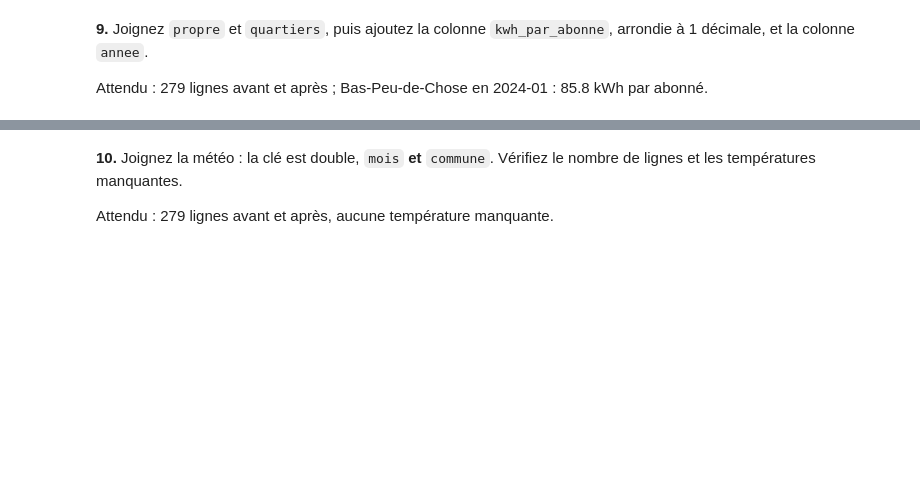
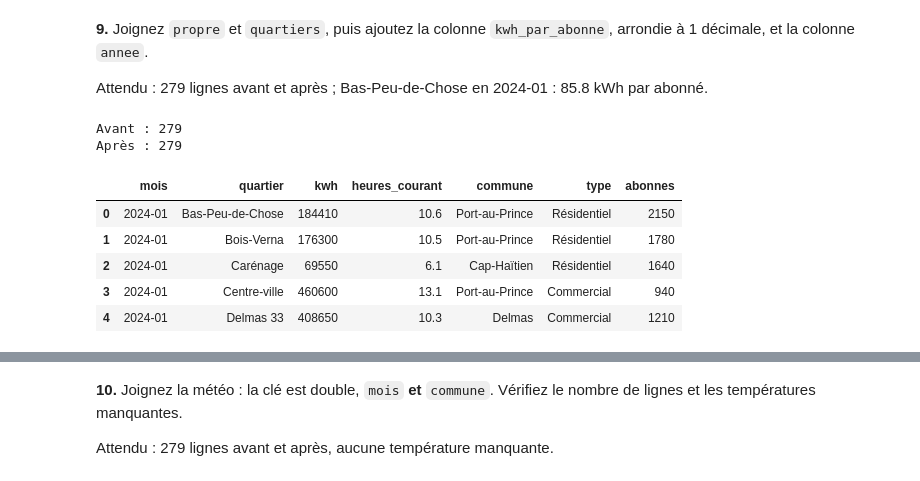
Before and after one commit to jmlgeorges/exercice-electricite, a Jupyter notebook: exploration.ipynb, the cells around one changed output, grey strips where cells are left out. Drawn from its saved outputs; the diff is of its cells as text; code cells hidden in the pictures; blank space fills up the shorter version.

```diff
--- a/exploration.ipynb
+++ b/exploration.ipynb
@@ -48,3 +149,8 @@ Attendu : 12 quartiers, aucun nom perdu par `map`.
 **6.** Supprimez les doublons, puis les lignes sans `kwh` (avec `subset`). Combien de lignes reste-t-il ?
 
 Attendu : `(279, 4)`.
+# %%
+propre = propre.drop_duplicates()
+print("Après doublons :", propre.shape)
+propre = propre.dropna(subset=["kwh"])
+print("Après lignes sans kwh :", propre.shape)
@@ -52,3 +161,7 @@ Attendu : `(279, 4)`.
 **7.** Quatre relevés ont été saisis 10 fois trop grands. Trouvez-les avec la règle « plus de 3 fois la médiane de son quartier », divisez-les par 10, puis donnez le maximum de `kwh`.
 
 Attendu : un relevé corrigé à Delmas 33, Delmas 75, Morne Calvaire et Rue 15 ; maximum 742780.
+# %%
+mediane = propre.groupby("quartier")["kwh"].transform("median")
+trop_grand = propre["kwh"] > 3 * mediane
+propre.loc[trop_grand, ["mois", "quartier", "kwh"]]
@@ -54,0 +174,3 @@ Attendu : un relevé corrigé à Delmas 33, Delmas 75, Morne Calvaire et Rue 15
+# %%
+propre.loc[trop_grand, "kwh"] = propre.loc[trop_grand, "kwh"] / 10
+print("Maximum de kwh :", propre["kwh"].max())
@@ -66,3 +223,17 @@ On ajoute les informations des autres tables, en comptant les lignes avant et ap
 **9.** Joignez `propre` et `quartiers`, puis ajoutez la colonne `kwh_par_abonne`, arrondie à 1 décimale, et la colonne `annee`.
 
 Attendu : 279 lignes avant et après ; Bas-Peu-de-Chose en 2024-01 : 85.8 kWh par abonné.
+# %%
+print("Avant :", len(propre))
+avec_quartiers = propre.merge(quartiers, on="quartier", how="left")
+print("Après :", len(avec_quartiers))
+avec_quartiers.head()
+# %% [output]
+Avant : 279
+Après : 279
+|  | mois | quartier | kwh | heures_courant | commune | type | abonnes |
+| 0 | 2024-01 | Bas-Peu-de-Chose | 184410 | 10.6 | Port-au-Prince | Résidentiel | 2150 |
+| 1 | 2024-01 | Bois-Verna | 176300 | 10.5 | Port-au-Prince | Résidentiel | 1780 |
+| 2 | 2024-01 | Carénage | 69550 | 6.1 | Cap-Haïtien | Résidentiel | 1640 |
+| 3 | 2024-01 | Centre-ville | 460600 | 13.1 | Port-au-Prince | Commercial | 940 |
+| 4 | 2024-01 | Delmas 33 | 408650 | 10.3 | Delmas | Commercial | 1210 |
```
Also changed, not shown: parts of 24 cells of this notebook, 1 other file.
